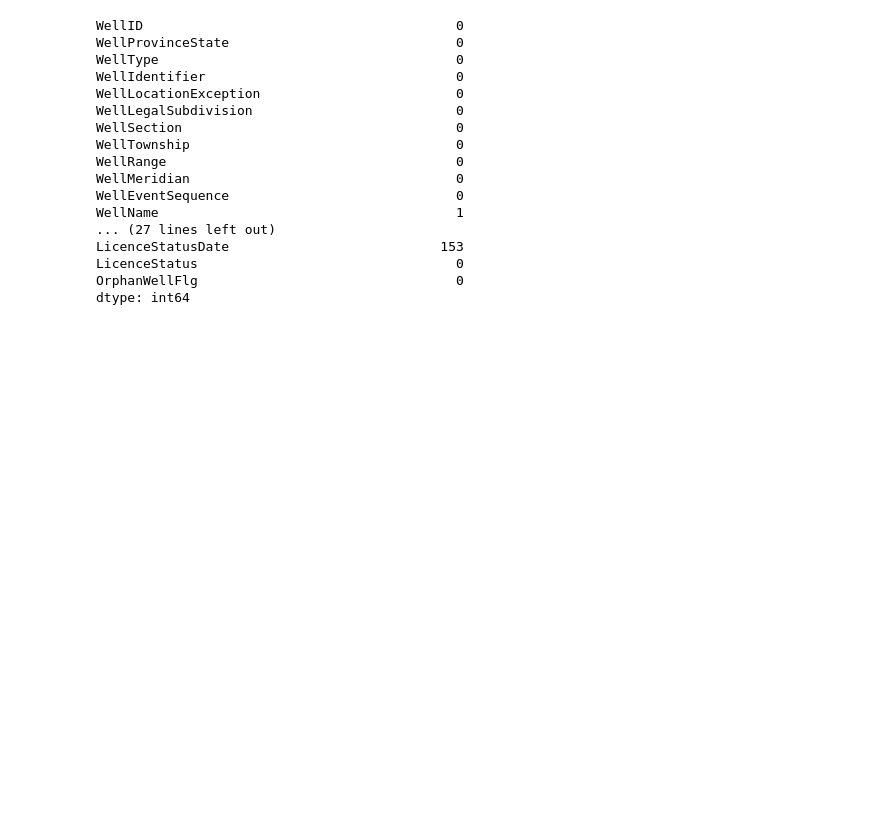
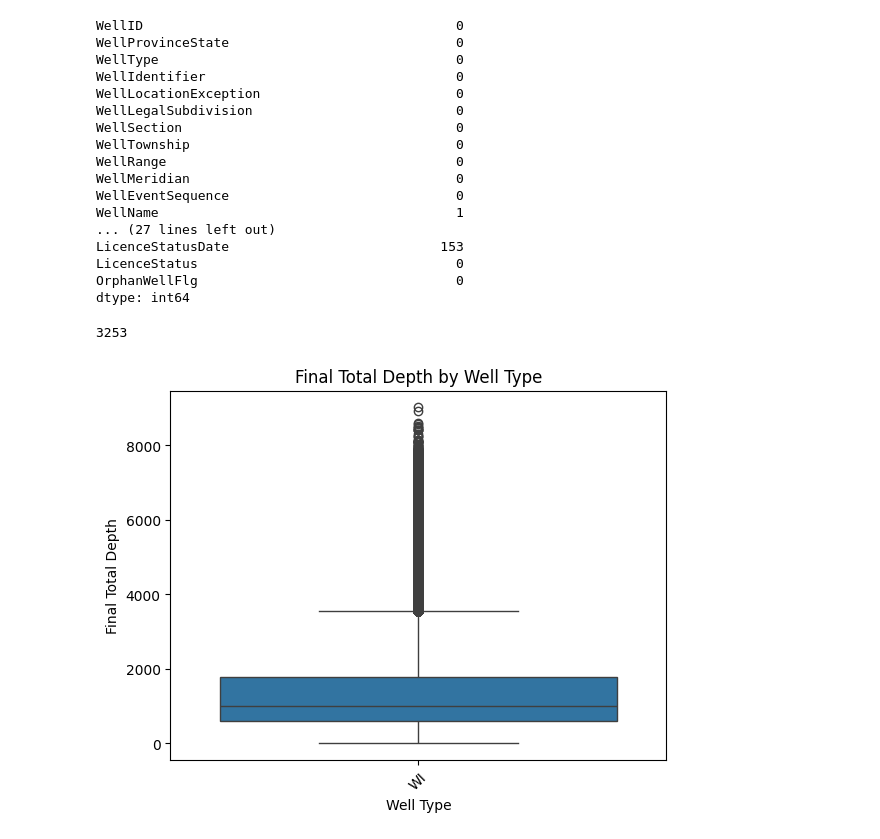
Before and after one commit to itadityaa/data-science, a Jupyter notebook: DA/oil_data_exploration/trials.ipynb, the cells around one changed output. Saved outputs shown, nothing was run; the diff lists cells and outputs as text; code cells hidden in the pictures; blank space fills up the shorter version.

```diff
--- a/DA/oil_data_exploration/trials.ipynb
+++ b/DA/oil_data_exploration/trials.ipynb
@@ -162,6 +162,19 @@ LicenceStatusDate                           153
 LicenceStatus                                 0
 OrphanWellFlg                                 0
 dtype: int64
+# %%
+len(well_infrastructure['LicenseeName'].unique())
+# %% [output]
+3253
 # %%
 threshold = 0.7 * len(well_infrastructure)
 well_infrastructure = well_infrastructure.dropna(axis=1, thresh=threshold)
+# %%
+sns.boxplot(data=well_infrastructure, x='WellType', y='FinalTotalDepth', legend=False)
+plt.title("Final Total Depth by Well Type")
+plt.xlabel("Well Type")
+plt.ylabel("Final Total Depth")
+plt.xticks(rotation=45)
+plt.show()
+# %% [output]
+[figure, added]
```
Also changed, not shown: parts of 9 cells of this notebook.
